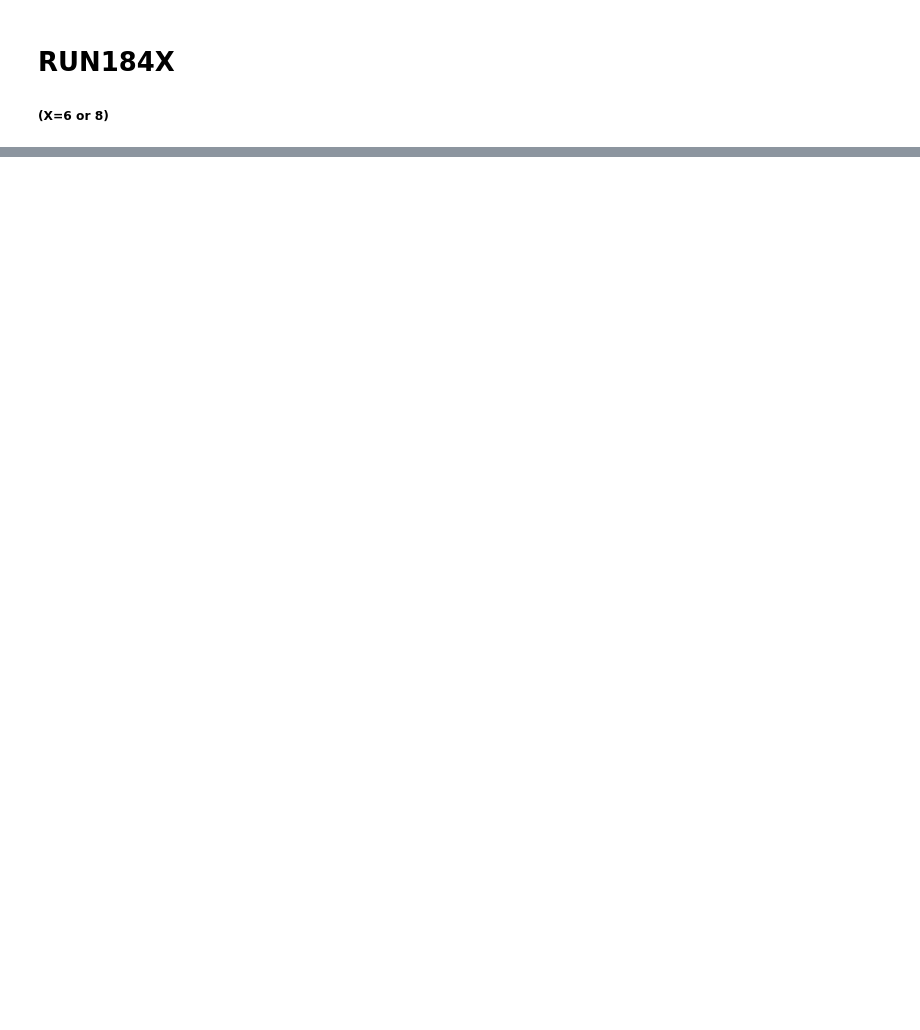
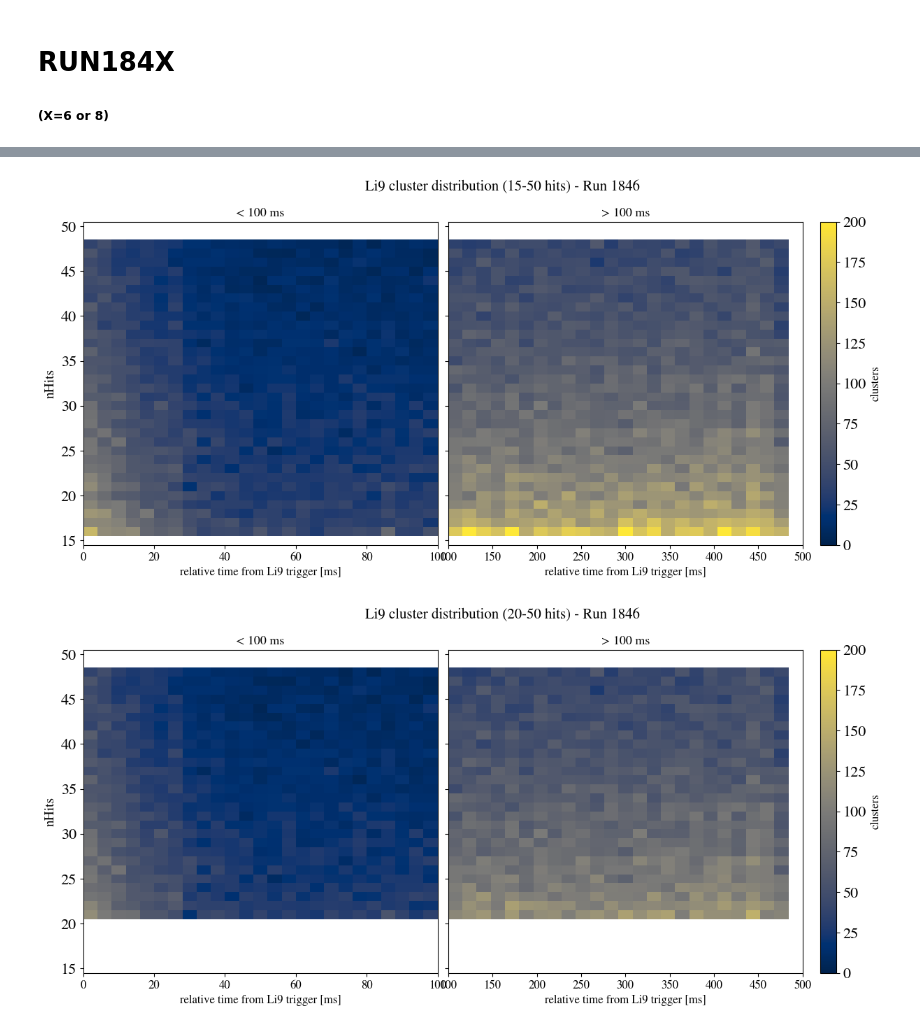
Before and after one commit to elenaramos44/9Li_analysis, a Jupyter notebook: notebooks/nHits.ipynb, the cells around one changed output, grey strips where cells are left out. Cells and saved outputs as stored; diff of their text form; code cells hidden in the pictures; blank space fills up the shorter version.

```diff
--- a/notebooks/nHits.ipynb
+++ b/notebooks/nHits.ipynb
@@ -162,0 +164,67 @@ plt.show()
+# %%
+min_values = [15, 20]
+nHits_max = 50
+split_time = 100
+v_max_global = 200 #fix colorbar scale
+csv_folder = "/scratch/elena/9Li/results/run1846"
+
+# Binado idéntico para todos los plots
+# X: de 0 a 100 (25 bins) y de 100 a 500 (25 bins)
+# Y: Siempre de 15 a 50, con bins de 1 unidad
+x_bins_early = np.linspace(0, 100, 26)
+x_bins_late = np.linspace(100, 500, 26)
+y_bins_fixed = np.arange(15 - 0.5, 50 + 1.5, 1)
+
+#colormap
+my_cmap = copy.copy(plt.get_cmap('cividis'))
+my_cmap.set_bad(color='white')
+
+for nHits_min in min_values:
+    #load specific csv files for each range
+    pattern = f"{csv_folder}/Li9_clusters_range({nHits_min}-{nHits_max})*.csv"
+    csv_files = sorted(glob.glob(pattern))
+
+    if not csv_files:
+        print(f"Saltando rango {nHits_min}: no hay archivos.")
+        continue
+
+    df_list = [pd.read_csv(f) for f in csv_files if not pd.read_csv(f).empty]
+    df_curr = pd.concat(df_list, ignore_index=True)
+    df_curr['t_ms'] = df_curr['t_window_start_rel_ns'] / 1e6
+
+    #plot
+    fig, (ax1, ax2) = plt.subplots(1, 2, figsize=(16, 6), sharey=True)
+    plt.subplots_adjust(wspace=0.03)
+
+    d_early = df_curr[df_curr['t_ms'] < split_time]
+    d_late = df_curr[df_curr['t_ms'] >= split_time]
+
+    H1, x1, y1 = np.histogram2d(d_early['t_ms'], d_early['nHits'], bins=[x_bins_early, y_bins_fixed])
+    H2, x2, y2 = np.histogram2d(d_late['t_ms'], d_late['nHits'], bins=[x_bins_late, y_bins_fixed])
+
+    #when there's no data, white
+    H1 = np.ma.masked_where(H1 == 0, H1)
+    H2 = np.ma.masked_where(H2 == 0, H2)
+
+    ax1.pcolormesh(x1, y1, H1.T, cmap=my_cmap, vmin=0, vmax=v_max_global, shading='auto')
+    mesh = ax2.pcolormesh(x2, y2, H2.T, cmap=my_cmap, vmin=0, vmax=v_max_global, shading='auto')
+
+    ax1.set_ylim(14.5, 50.5)
+    ax1.set_xlim(0, 100)
+    ax2.set_xlim(100, 500)
+
+    ax1.set_ylabel('nHits', fontsize=14)
+    ax1.set_xlabel('relative time from Li9 trigger [ms]', fontsize=12)
+    ax2.set_xlabel('relative time from Li9 trigger [ms]', fontsize=12)
+    ax1.set_title(f'< {split_time} ms', fontsize=13)
+    ax2.set_title(f'> {split_time} ms', fontsize=13)
+
+    cbar = fig.colorbar(mesh, ax=[ax1, ax2], pad=0.02)
+    cbar.set_label('clusters', fontsize=12)
+
+    fig.suptitle(f'Li9 cluster distribution ({nHits_min}-50 hits) - Run 1846', fontsize=15)
+
+    plt.show()
+# %% [output]
+[figure, added]
+[figure, added]
```
Also changed, not shown: parts of 6 cells of this notebook, 8 other files.
